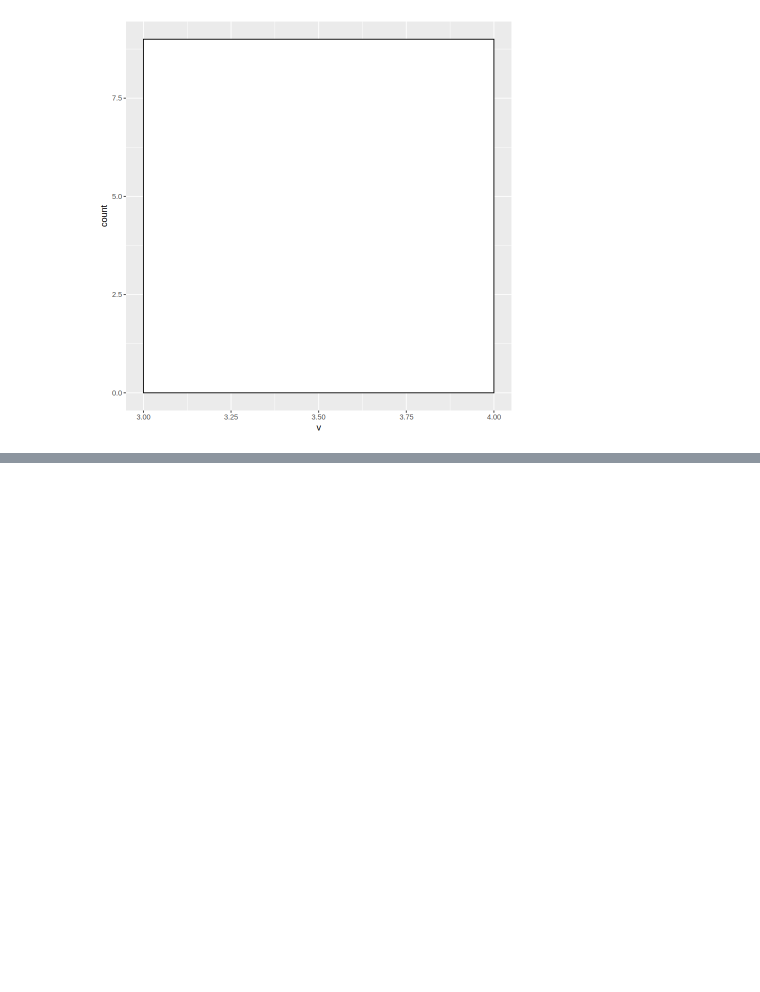
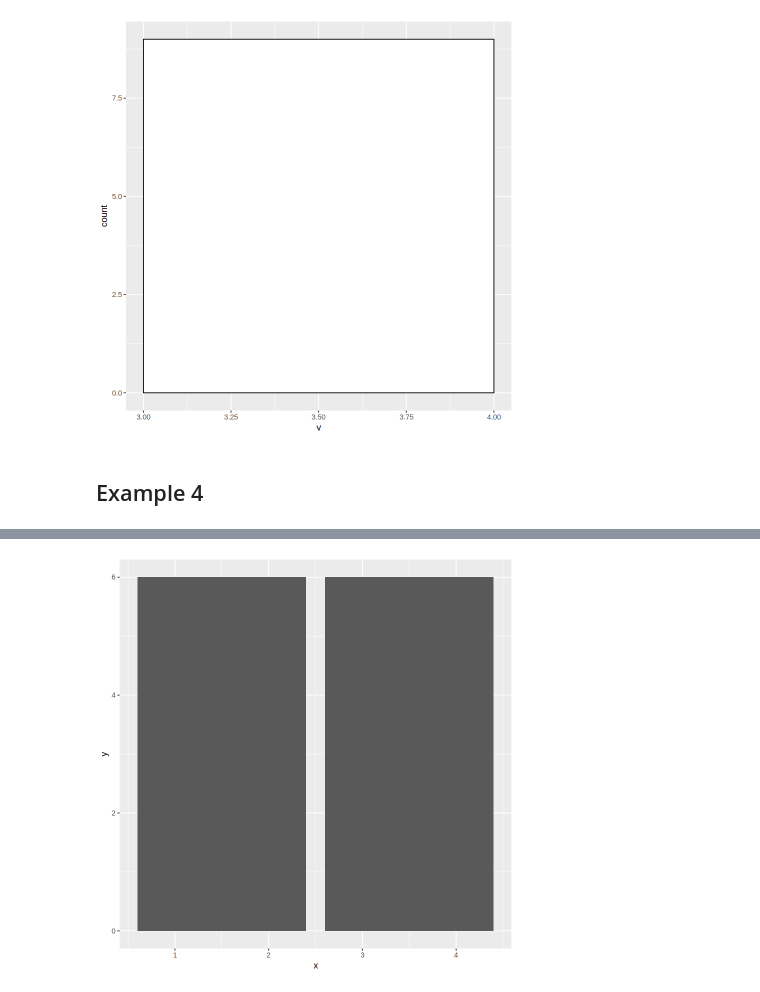
Before and after one commit to ASmirnov-HORIS/lets-plot-experiments, a Jupyter notebook: demo/histogram/breaks/2025_10_10_R.ipynb, the cells around one changed output, grey strips where cells are left out. Saved outputs shown, nothing was run; the diff lists cells and outputs as text; code cells hidden in the pictures; blank space fills up the shorter version.

Commit message:
Update the 'breaks' example.

```diff
--- a/demo/histogram/breaks/2025_10_10_R.ipynb
+++ b/demo/histogram/breaks/2025_10_10_R.ipynb
@@ -52,3 +72,15 @@ ggplot(df) + geom_histogram(aes(x = v), breaks = c(0, 3), color = "black", fill
 ggplot(df) + geom_histogram(aes(x = v), breaks = c(3, 4), color = "black", fill = "white")
 # %% [output]
 [figure]
+# %% [markdown]
+## Example 4
+# %%
+identity_df <- data.frame(
+    x <- c(1.5, 3.5),
+    xmin <- c(0, 3),
+    xmax <- c(3, 4),
+    y <- c(6, 6)
+)
+# %%
+ggplot(identity_df) + geom_histogram(aes(x, y, xmin = xmin, xmax = xmax), breaks = c(0, 3, 4), stat = "identity")
+# %% [output]
@@ -54,0 +91 @@ ggplot(df) + geom_histogram(aes(x = v), breaks = c(3, 4), color = "black", fill
+[figure, added]
```
Also changed, not shown: parts of 5 cells of this notebook.
